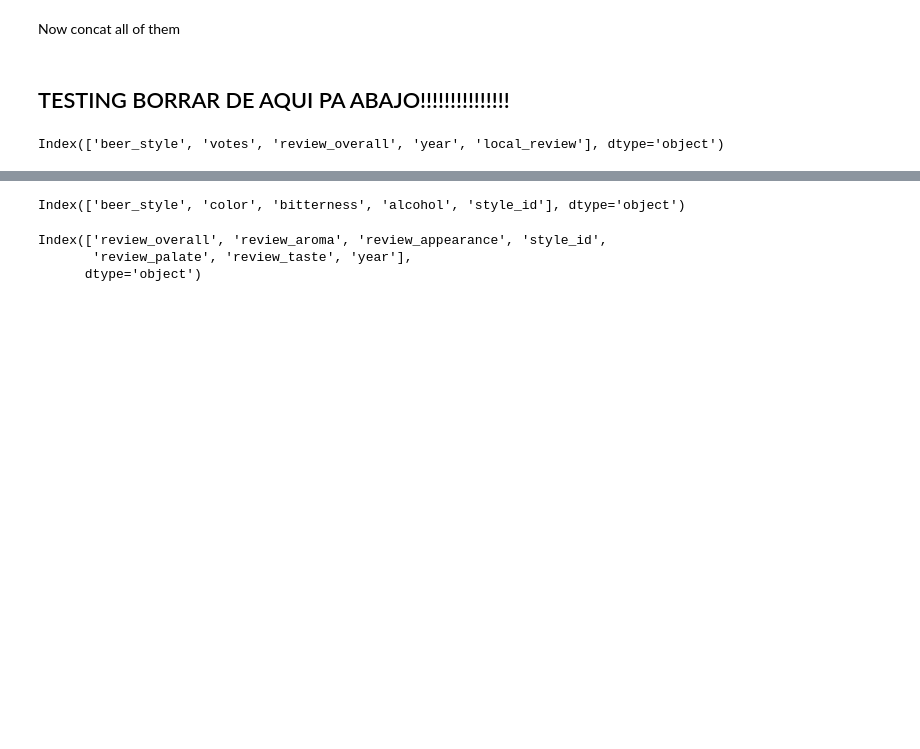
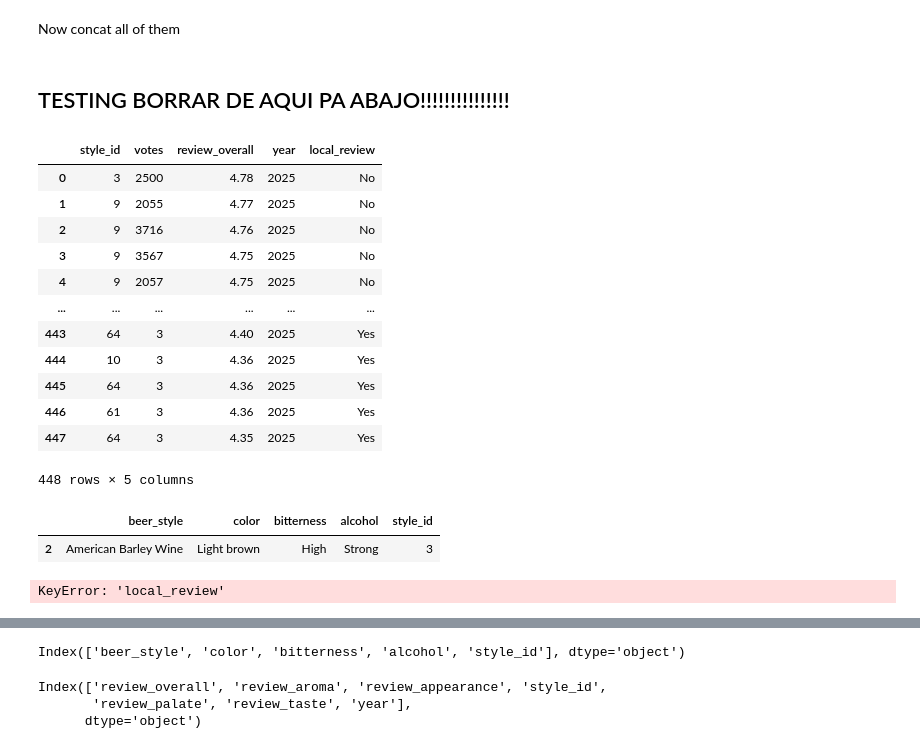
Before and after one commit to JesusB11/Global-vs-local-beers, a Jupyter notebook: Notebooks/cleaning_new_files.ipynb, the cells around one changed output, grey strips where cells are left out. Saved outputs shown, nothing was run; the diff lists cells and outputs as text; code cells hidden in the pictures; blank space fills up the shorter version.

```diff
--- a/Notebooks/cleaning_new_files.ipynb
+++ b/Notebooks/cleaning_new_files.ipynb
@@ -221,7 +221,29 @@ unt=pd.read_csv('../Data/Clean/Untappd_ES_clean.csv')
 untG=pd.read_csv('../Data/Clean/Untappd_global_clean.csv')
 char=pd.read_csv('../Data/Clean/standard_beer_types_features_clean.csv')
 beer_reviews=pd.read_csv('../Data/Clean/beer_reviews_all_columns.csv')
+new=pd.read_csv('../Data/Clean/New_reviews.csv')
+# %%
+new
+# %% [output]
+|  | style_id | votes | review_overall | year | local_review |
+| 0 | 3 | 2500 | 4.78 | 2025 | No |
+| 1 | 9 | 2055 | 4.77 | 2025 | No |
+| 2 | 9 | 3716 | 4.76 | 2025 | No |
+| 3 | 9 | 3567 | 4.75 | 2025 | No |
+| 4 | 9 | 2057 | 4.75 | 2025 | No |
+| ... | ... | ... | ... | ... | ... |
+| 443 | 64 | 3 | 4.40 | 2025 | Yes |
+| 444 | 10 | 3 | 4.36 | 2025 | Yes |
+| 445 | 64 | 3 | 4.36 | 2025 | Yes |
+| 446 | 61 | 3 | 4.36 | 2025 | Yes |
+| 447 | 64 | 3 | 4.35 | 2025 | Yes |
+448 rows × 5 columns
 # %%
-BADVES.columns
+char[char['style_id']==3]
 # %% [output]
-Index(['beer_style', 'votes', 'review_overall', 'year', 'local_review'], dtype='object')
+|  | beer_style | color | bitterness | alcohol | style_id |
+| 2 | American Barley Wine | Light brown | High | Strong | 3 |
+# %%
+new[new['local_review'] == 'Yes'].groupby('style_id')['review_overall'].mean()
+# %% [output]
+KeyError: 'local_review'
```
Also changed, not shown: parts of 1 cell of this notebook, 4 other files.
